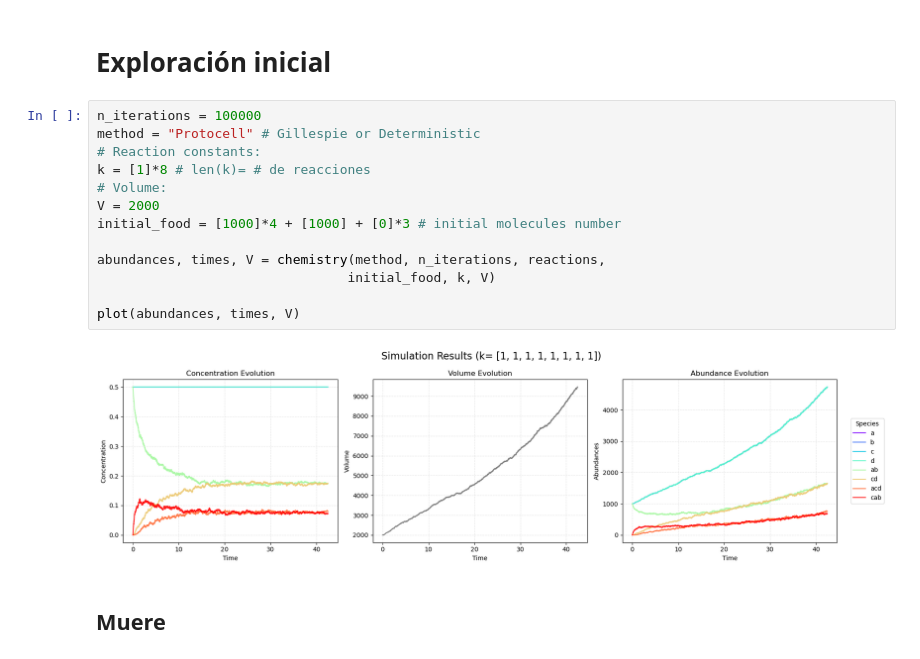
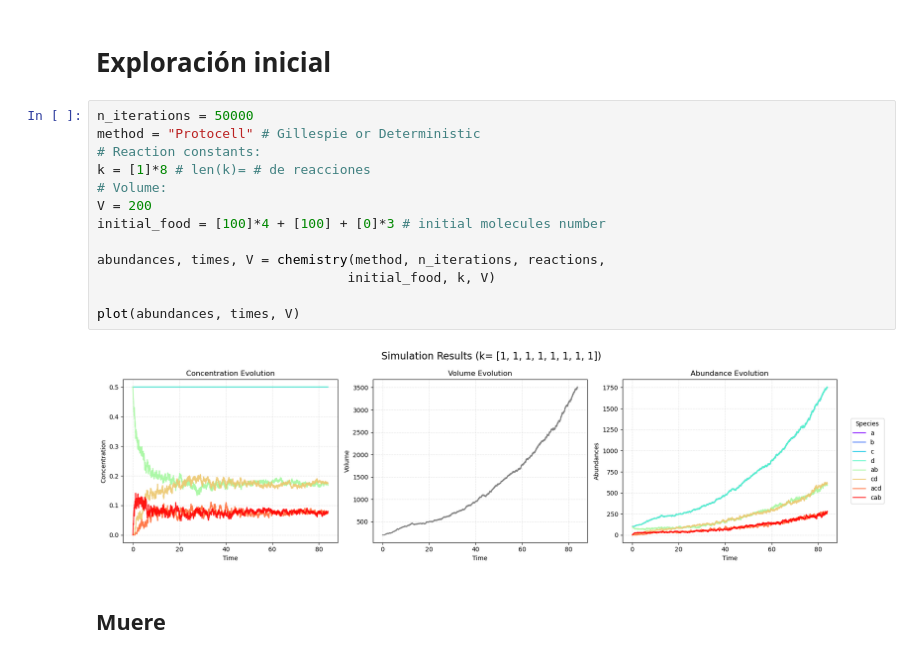
Before and after one commit to CAB-GCA/catalytic_world, a Jupyter notebook: autocat_abcd.ipynb, the cells around one changed output. Cells and saved outputs as stored; diff of their text form.

```diff
--- a/autocat_abcd.ipynb
+++ b/autocat_abcd.ipynb
@@ -60,20 +60,20 @@ species = obtain_species(reactions)
 # %% [markdown]
 # Exploración inicial
 # %%
-n_iterations = 100000
+n_iterations = 50000
 method = "Protocell" # Gillespie or Deterministic
 # Reaction constants:
 k = [1]*8 # len(k)= # de reacciones
 # Volume:
-V = 2000
-initial_food = [1000]*4 + [1000] + [0]*3 # initial molecules number
+V = 200
+initial_food = [100]*4 + [100] + [0]*3 # initial molecules number
 
 abundances, times, V = chemistry(method, n_iterations, reactions,
                                 initial_food, k, V)
 
 plot(abundances, times, V)
 # %% [output]
-[figure, old version]
+[figure, new version]
 # %% [markdown]
 ## Muere
 # %%
```
Also changed, not shown: parts of 2 cells of this notebook, 22 other files.
